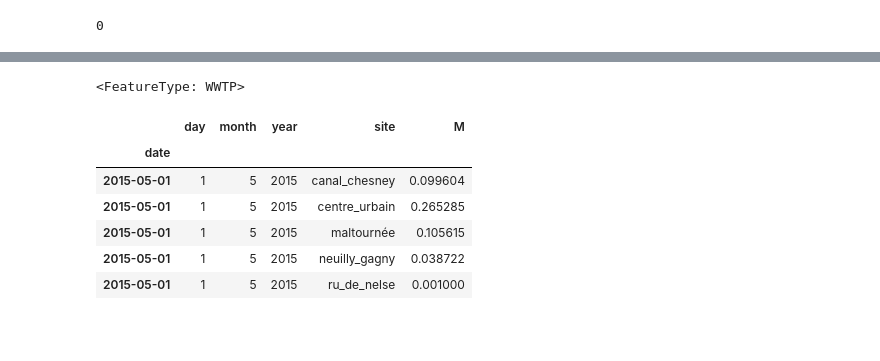
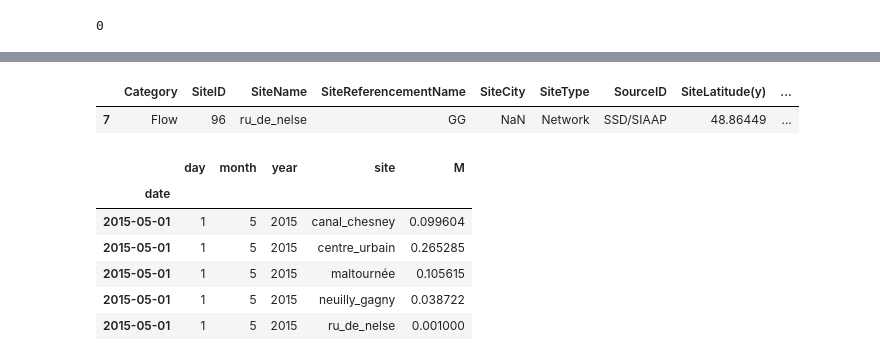
Before and after one commit to mrustl/plattform, a Jupyter notebook: populate_database.ipynb, the cells around one changed output, grey strips where cells are left out. Saved outputs shown, nothing was run; the diff lists cells and outputs as text; code cells hidden in the pictures; blank space fills up the shorter version.

```diff
--- a/populate_database.ipynb
+++ b/populate_database.ipynb
@@ -40,7 +24,7 @@ d
 # %%
-FeatureType.objects.get(name = d.SiteType[0])
 # %% [output]
-<FeatureType: WWTP>
+|  | Category | SiteID | SiteName | SiteReferencementName | SiteCity | SiteType | SourceID | SiteLatitude(y) | ... |
+| 7 | Flow | 96 | ru_de_nelse | GG | NaN | Network | SSD/SIAAP | 48.86449 | ... |
 # %%
 for index, row in d.iterrows():
     loc = Site()
```
Also changed, not shown: parts of 5 cells of this notebook, 6 other files.
